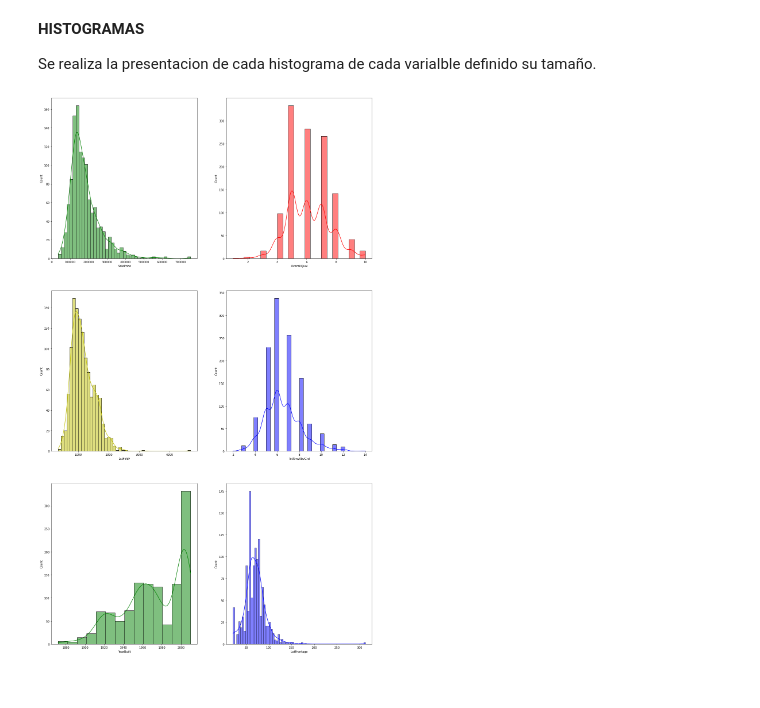
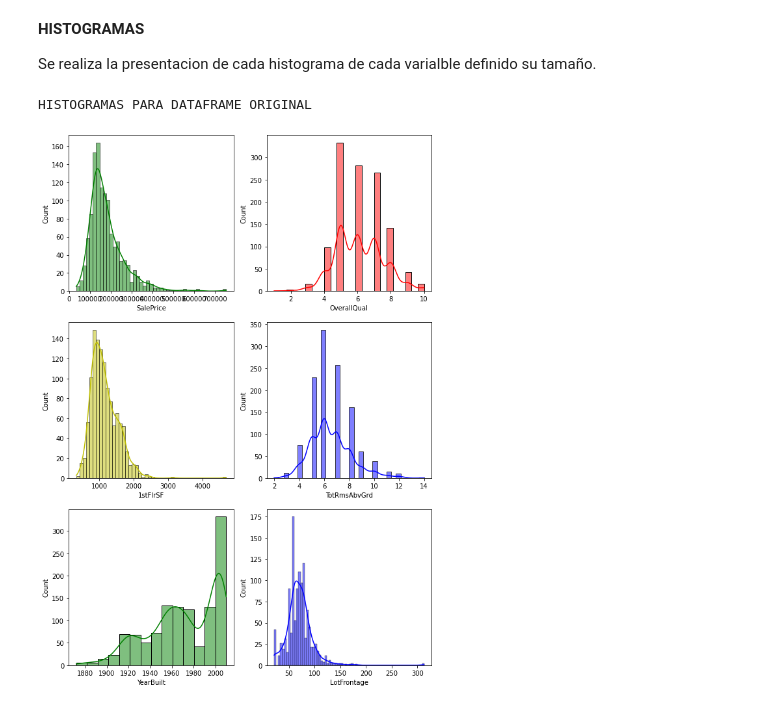
Before and after one commit to macde58/Proyecto-Final, a Jupyter notebook: Proyecto_Final_MAC.ipynb, the cells around one changed output. Saved outputs shown, nothing was run; the diff lists cells and outputs as text; code cells hidden in the pictures.

Commit message:
histogramas

```diff
--- a/Proyecto_Final_MAC.ipynb
+++ b/Proyecto_Final_MAC.ipynb
@@ -151,8 +182,10 @@ Se realiza la presentacion de cada histograma  de cada varialble definido su tam
 
 colores = ["g","r","y","b","g","b"]#colores para graficas
 # %%
-f,eje = plt.subplots(3,2,sharex=False, figsize=(20,35))
+print ("HISTOGRAMAS PARA DATAFRAME ORIGINAL")
+f,eje = plt.subplots(3,2,sharex=False, figsize=(10,15))
 for i in range(0,len(columnas)):
     sns.histplot(data_frame[columnas[i]] , color=colores[i], kde=True, ax=eje[i//2, i%2])
 # %% [output]
+HISTOGRAMAS PARA DATAFRAME ORIGINAL
-[figure, old version]
+[figure, new version]
```
Also changed, not shown: parts of 3 cells of this notebook.
